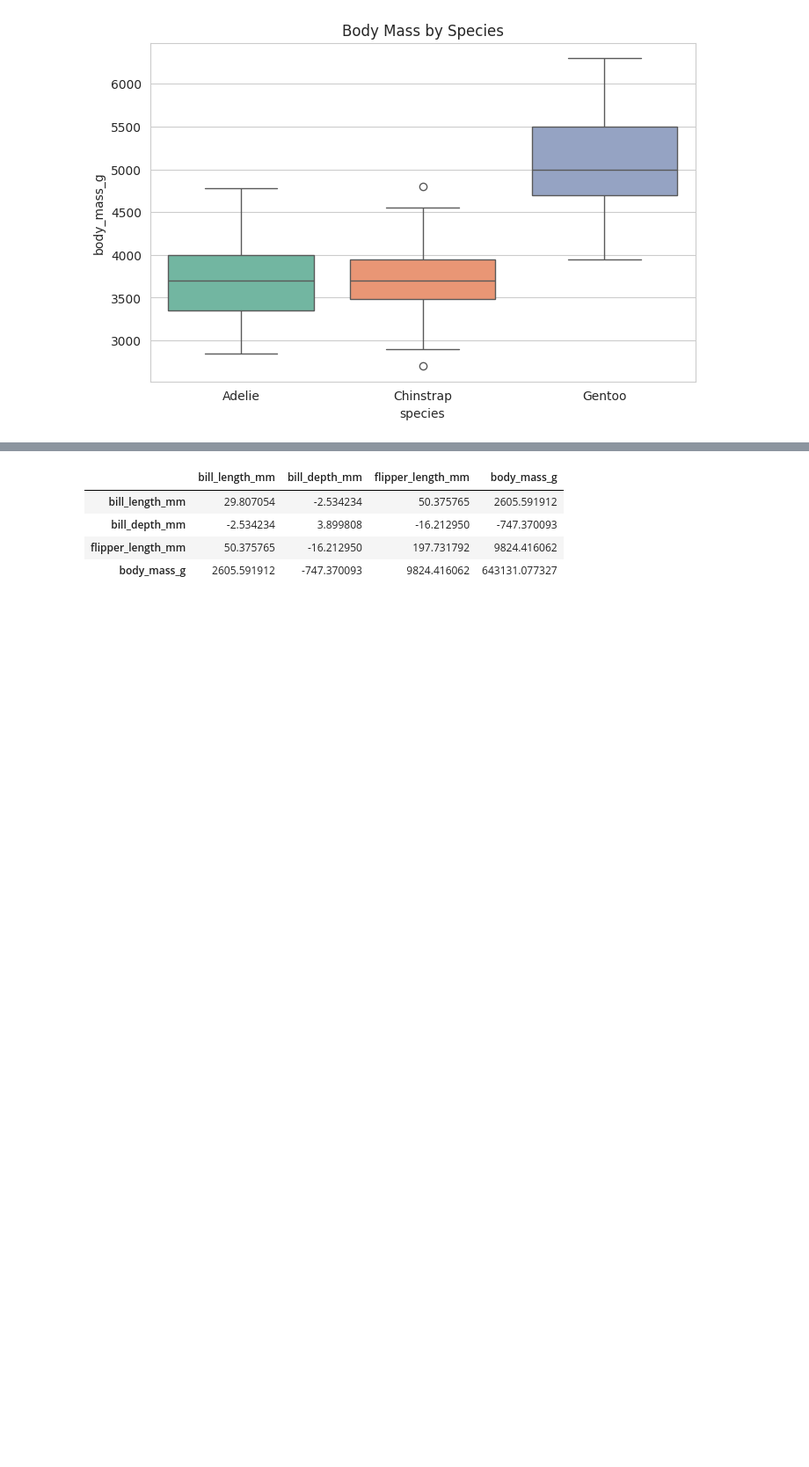
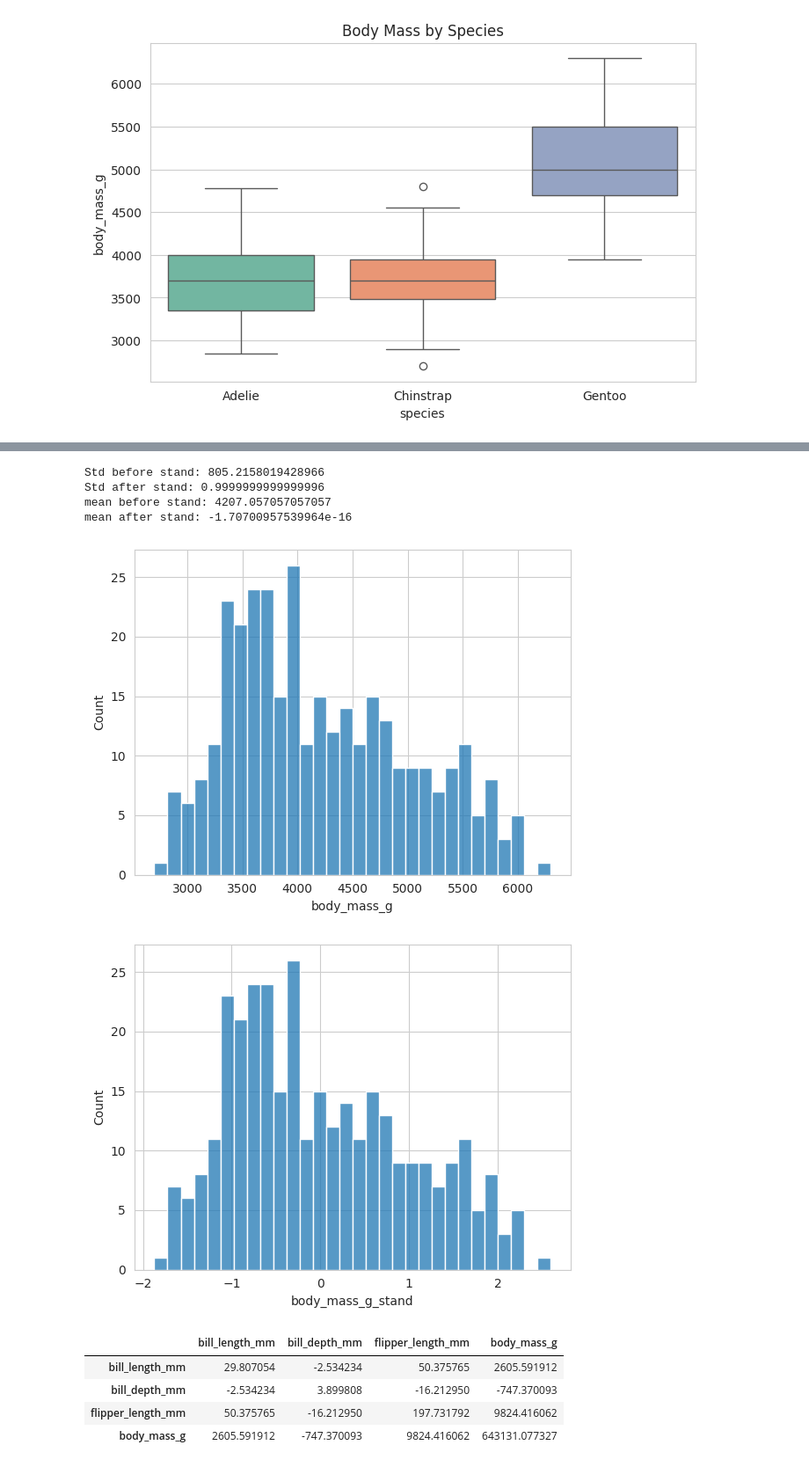
Before and after one commit to AbdulrahmanB-25/Understanding_Data_using_Statistics, a Jupyter notebook: Understanding_Data_using_Statistics.ipynb, the cells around one changed output, grey strips where cells are left out. Shown at 88% size. Cells and saved outputs as stored; diff of their text form; code cells hidden in the pictures; blank space fills up the shorter version.

```diff
--- a/Understanding_Data_using_Statistics.ipynb
+++ b/Understanding_Data_using_Statistics.ipynb
@@ -118,3 +179,26 @@ Passing `palette` without assigning `hue` is deprecated and will be removed in v
+# %%
+#here we do standerzation and showing std dev before and after
+mean = new_df["body_mass_g"].mean()
+std = new_df["body_mass_g"].std()
+new_df["body_mass_g_stand"] = (new_df["body_mass_g"] - mean)/std
+print(f"Std before stand: {std}")
+print(f"Std after stand: {new_df["body_mass_g_stand"].std()}")
+print(f"mean before stand: {mean}")
+print(f"mean after stand: {new_df["body_mass_g_stand"].mean()}")
+# %% [output]
+Std before stand: 805.2158019428966
+Std after stand: 0.9999999999999996
+mean before stand: 4207.057057057057
+mean after stand: -1.70700957539964e-16
+# %%
+sns.histplot(data=new_df["body_mass_g"],bins=30)
+plt.show()
+sns.histplot(data=new_df["body_mass_g_stand"],bins=30)
+plt.show()
+#End of Member 2 Muath
+# %% [output]
+[figure, added]
+[figure, added]
 # %%
 #------------ Member 3
 
```
Also changed, not shown: parts of 7 cells of this notebook.
